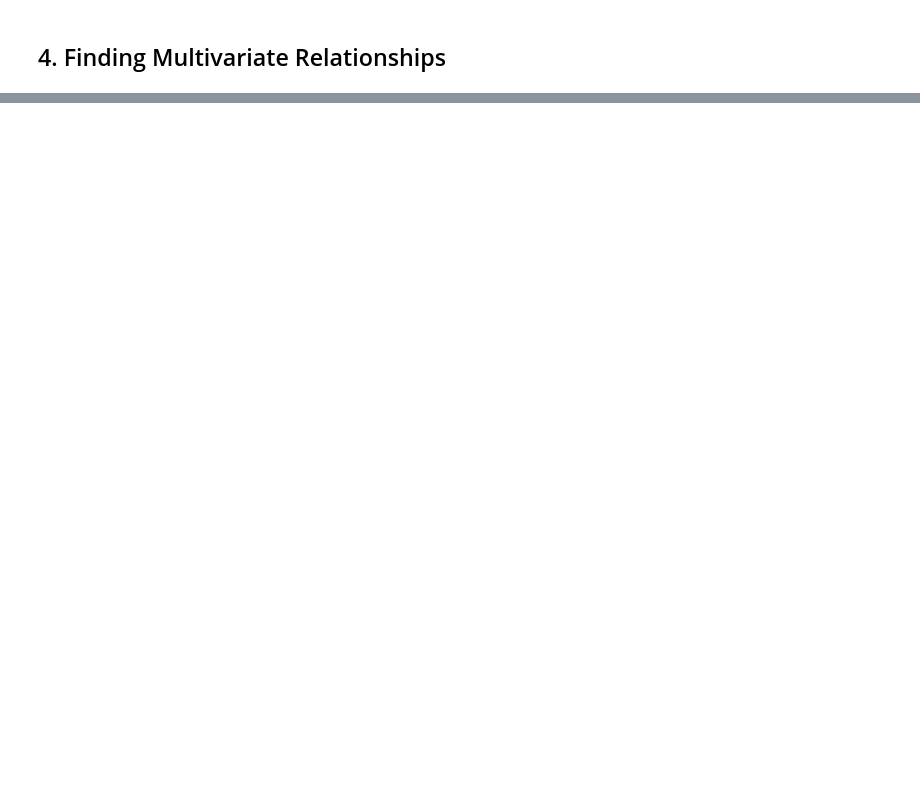
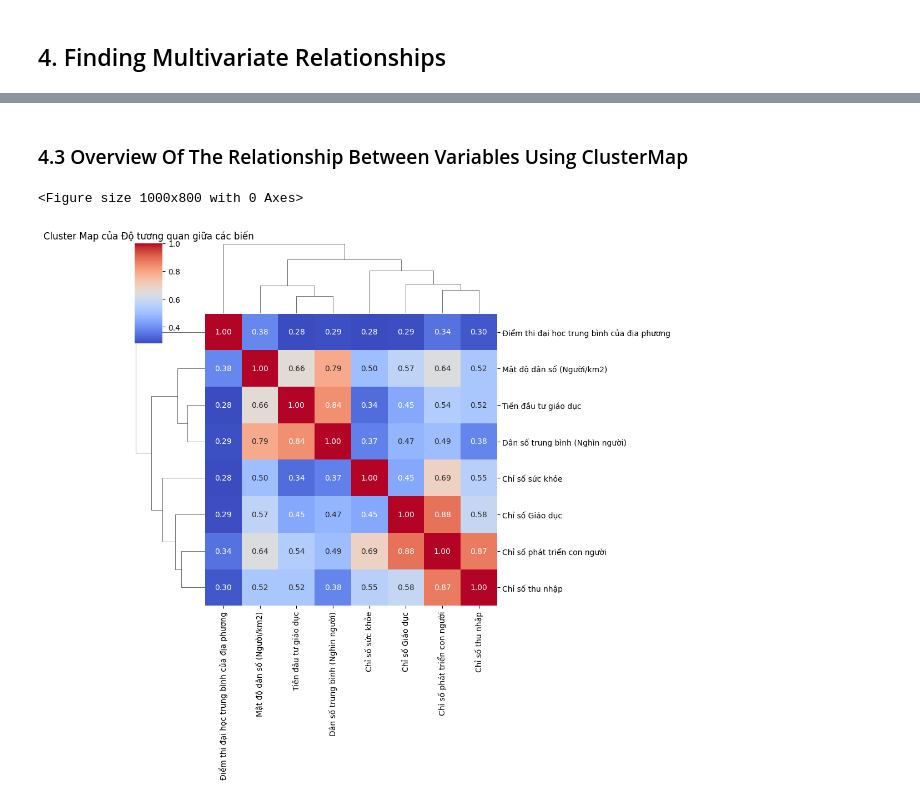
Before and after one commit to tranductri2003/university-score-predictor, a Jupyter notebook: [Part 3] Multivariate_Relationship_Analysis/[Part 3] Multivariate_Relationship_Analysis.ipynb, the cells around one changed output, grey strips where cells are left out. Drawn from its saved outputs; the diff is of its cells as text; code cells hidden in the pictures; blank space fills up the shorter version.

```diff
--- a/[Part 3] Multivariate_Relationship_Analysis/[Part 3] Multivariate_Relationship_Analysis.ipynb
+++ b/[Part 3] Multivariate_Relationship_Analysis/[Part 3] Multivariate_Relationship_Analysis.ipynb
@@ -302,0 +394,17 @@ df.describe()
+# %% [markdown]
+### 4.3 Overview Of The Relationship Between Variables Using ClusterMap
+# %%
+# Bỏ cột 'Năm' từ DataFrame trước khi tính toán ma trận tương quan
+df_cleaned_without_year = df_cleaned.drop(columns=['Năm'])
+
+# Tính ma trận tương quan chỉ với các cột chứa giá trị số
+corr_matrix = df_cleaned_without_year.corr(numeric_only=True)
+
+# Vẽ biểu đồ cluster map cho ma trận tương quan
+plt.figure(figsize=(10, 8))
+sns.clustermap(corr_matrix, cmap='coolwarm', annot=True, fmt=".2f")
+plt.title('Cluster Map của Độ tương quan giữa các biến')
+plt.show()
+# %% [output]
+<Figure size 1000x800 with 0 Axes>
+[figure, added]
```
Also changed, not shown: parts of 24 cells of this notebook, 7 other files.
